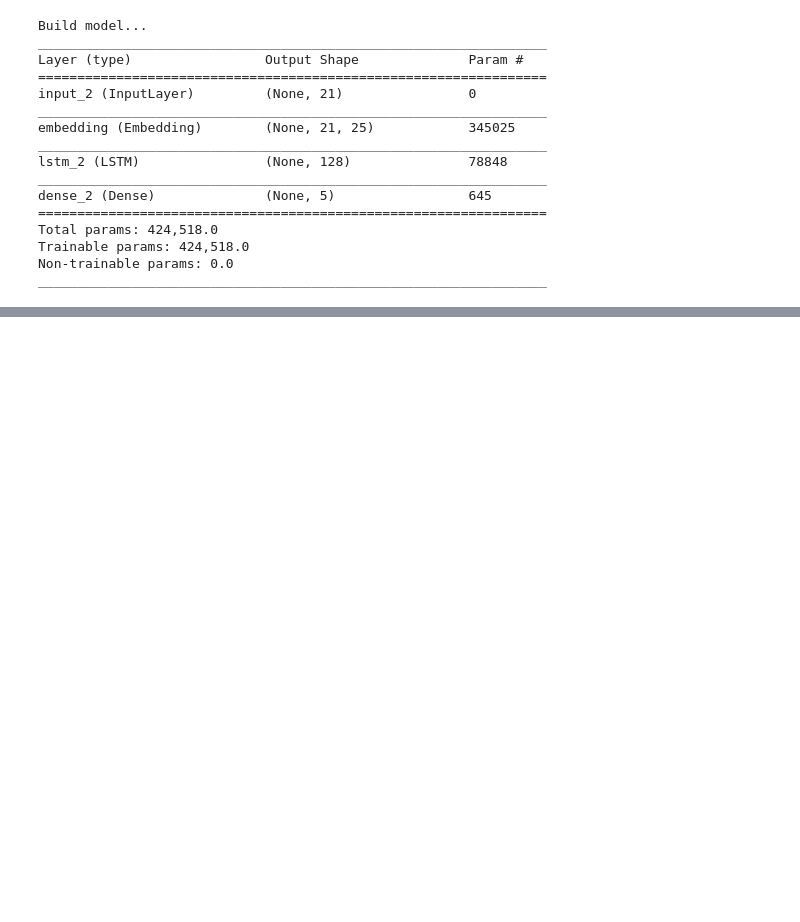
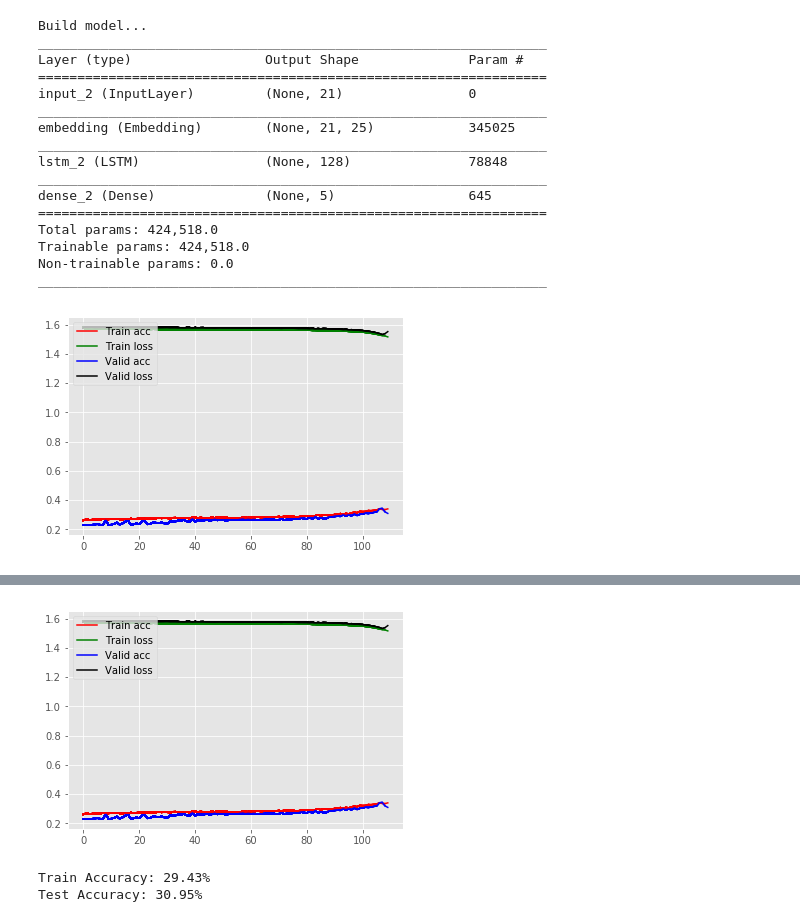
Before and after one commit to svjan5/CNN-for-text-classification, a Jupyter notebook: LSTM/LSTM_Main.ipynb, the cells around one changed output, grey strips where cells are left out. Drawn from its saved outputs; the diff is of its cells as text; code cells hidden in the pictures; blank space fills up the shorter version.

```diff
--- a/LSTM/LSTM_Main.ipynb
+++ b/LSTM/LSTM_Main.ipynb
@@ -177,14 +171,12 @@ class Histories(keras.callbacks.Callback):
     def on_batch_end(self, batch, logs={}):
         return
 # %%
-if model_type == "CNN-non-static":
-    embedding_layer = model.get_layer("embedding")
-    embedding_layer.set_weights(embedding_wts)
-
 model.compile(loss="categorical_crossentropy", optimizer=optimizers.SGD(), metrics=["accuracy"])
 
 histories = Histories()
 res = model.fit(x_train, y_train,
           batch_size = batch_size,
-          epochs=200,
+          epochs=110,
           validation_data=(x_test, y_test), verbose=2, callbacks=[histories])
+# %% [output]
+[figure, added]
@@ -191,8 +184,12 @@ res = model.fit(x_train, y_train,
+[figure, added]
 # %%
 scores = model.evaluate(x_train, y_train, verbose=0)
 print("Train Accuracy: %.2f%%" % (scores[1]*100))
 scores = model.evaluate(x_test, y_test, verbose=0)
 print("Test Accuracy: %.2f%%" % (scores[1]*100))
+# %% [output]
+Train Accuracy: 29.43%
+Test Accuracy: 30.95%
 # %%
 date = str(datetime.date.today() )
 time = str(datetime.datetime.now().time())[:-7]
```
Also changed, not shown: parts of 12 cells of this notebook.
